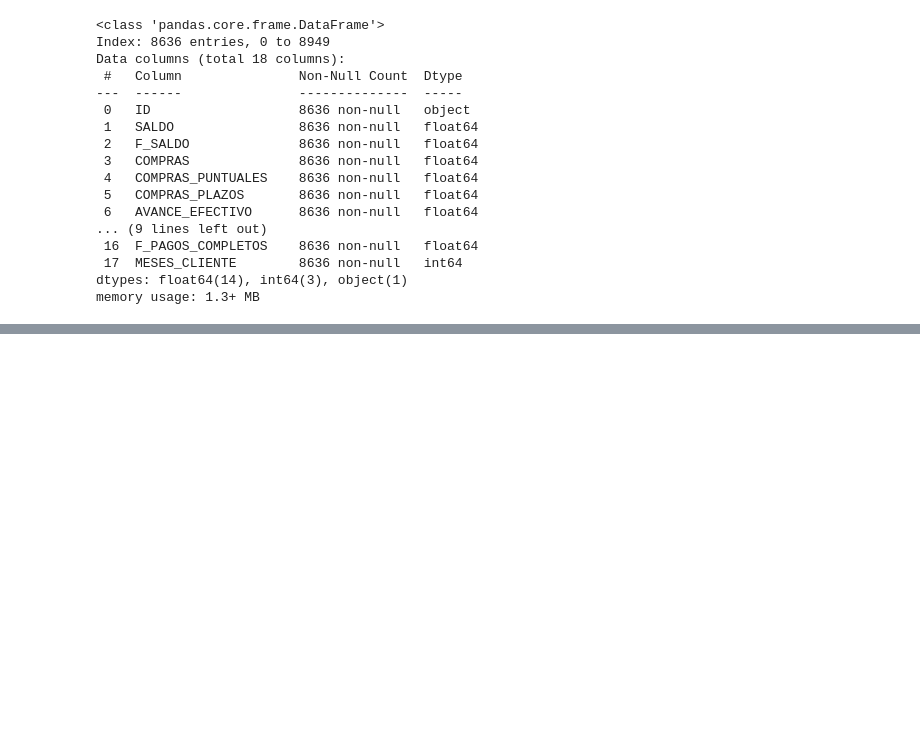
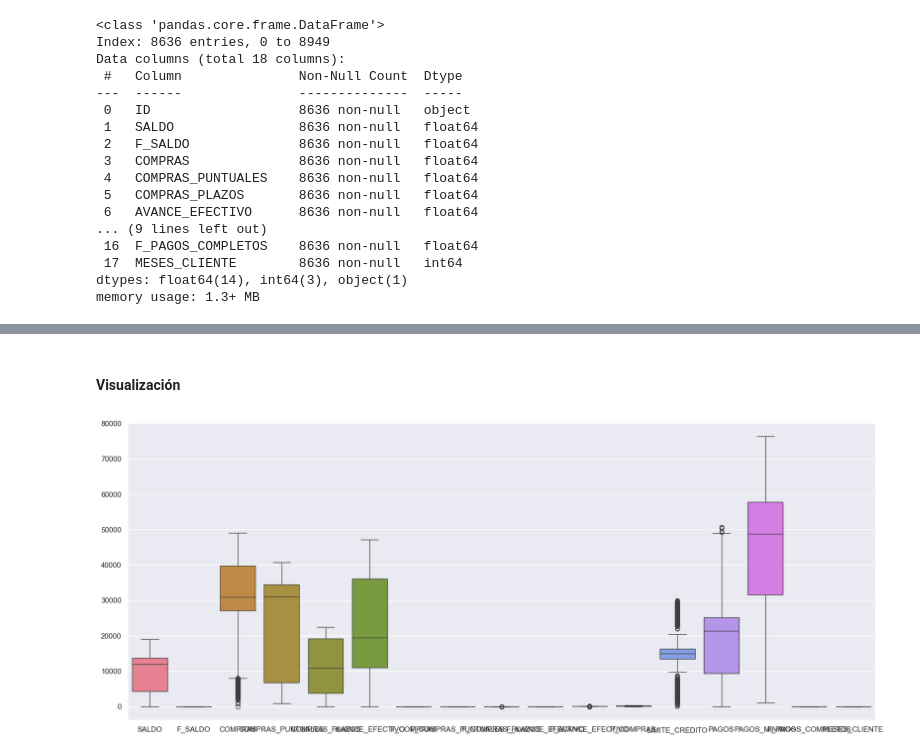
Before and after one commit to ju4ndiegos/Lab-2-Agrupacion, a Jupyter notebook: informe.ipynb, the cells around one changed output, grey strips where cells are left out. Cells and saved outputs as stored; diff of their text form; code cells hidden in the pictures; blank space fills up the shorter version.

```diff
--- a/informe.ipynb
+++ b/informe.ipynb
@@ -138,0 +137,7 @@ df_trabajo=df_trabajo.drop(columns=['ID'])
+# %% [markdown]
+#### Visualización
+# %%
+fig= plt.figure(figsize=(20,8))
+ax = sns.boxplot(data=df_trabajo, orient="v")
+# %% [output]
+[figure, added]
```
Also changed, not shown: parts of 9 cells of this notebook.
